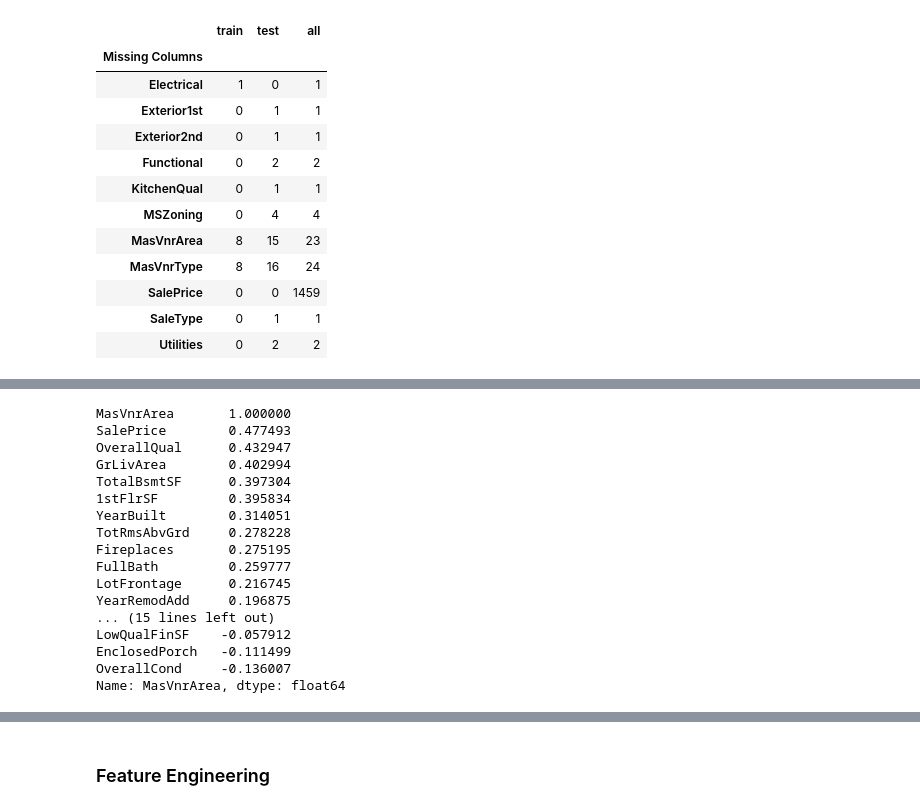
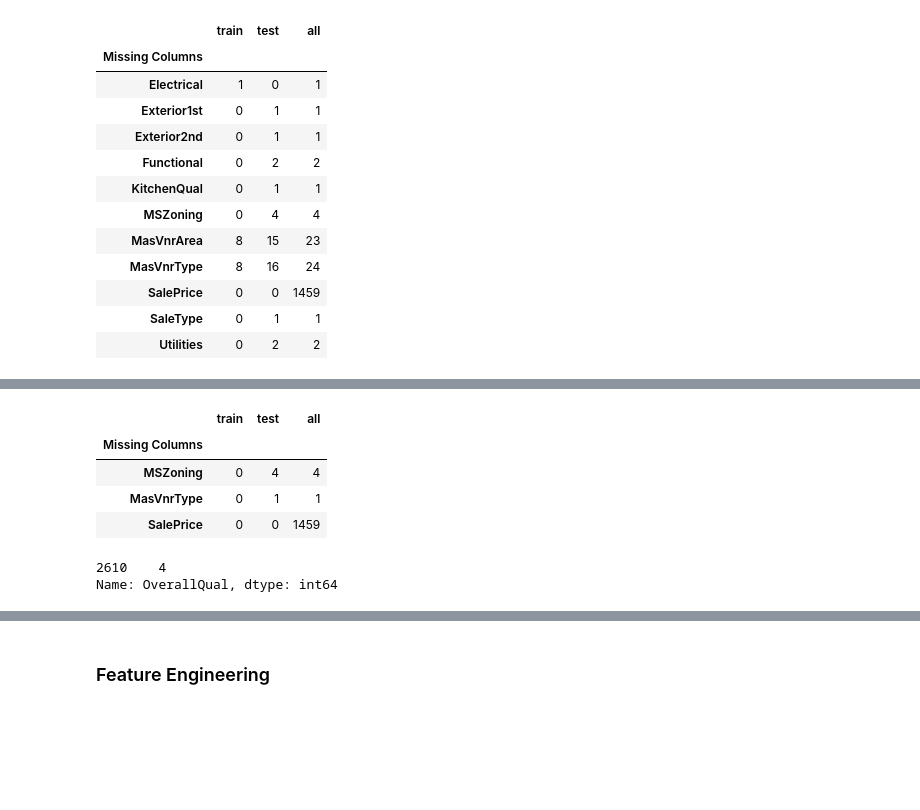
Before and after one commit to Pruthviamin/house_prices_kaggle, a Jupyter notebook: house_prices_kaggle.ipynb, the cells around one changed output, grey strips where cells are left out. Cells and saved outputs as stored; diff of their text form; code cells hidden in the pictures; blank space fills up the shorter version.

```diff
--- a/house_prices_kaggle.ipynb
+++ b/house_prices_kaggle.ipynb
@@ -725,20 +726,19 @@ sns.distplot(yo, vertical=True)
-# %%
-df_all.corr()['MasVnrArea'].sort_values(ascending=False)
-# %% [output]
-MasVnrArea       1.000000
-SalePrice        0.477493
-OverallQual      0.432947
-GrLivArea        0.402994
-TotalBsmtSF      0.397304
-1stFlrSF         0.395834
-YearBuilt        0.314051
-TotRmsAbvGrd     0.278228
-Fireplaces       0.275195
-FullBath         0.259777
-LotFrontage      0.216745
-YearRemodAdd     0.196875
-... (15 lines left out)
-LowQualFinSF    -0.057912
-EnclosedPorch   -0.111499
-OverallCond     -0.136007
-Name: MasVnrArea, dtype: float64
+# %%
+null_train = pd.DataFrame(df_train.isnull().sum()[df_train.isnull().sum() > 0], columns=['train'])
+null_test = pd.DataFrame(df_test.isnull().sum()[df_test.isnull().sum() > 0], columns=['test'])
+null_all = pd.DataFrame(df_all.isnull().sum()[df_all.isnull().sum() > 0], columns=['all'])
+null_df = pd.merge(null_train, null_test, how='outer', left_index=True, right_index=True).fillna(0).astype('int')
+null_df = pd.merge(null_df, null_all, how='outer', left_index=True, right_index=True).fillna(0).astype('int')
+null_df.index.name = 'Missing Columns'
+display(null_df)
+# %% [output]
+|  | train | test | all |
+| Missing Columns |  |  |  |
+| MSZoning | 0 | 4 | 4 |
+| MasVnrType | 0 | 1 | 1 |
+| SalePrice | 0 | 0 | 1459 |
+# %%
+df_all[df_all['MasVnrType'].isna()]['OverallQual']
+# %% [output]
+2610    4
+Name: OverallQual, dtype: int64
```
Also changed, not shown: parts of 9 cells of this notebook, 1 other file.
